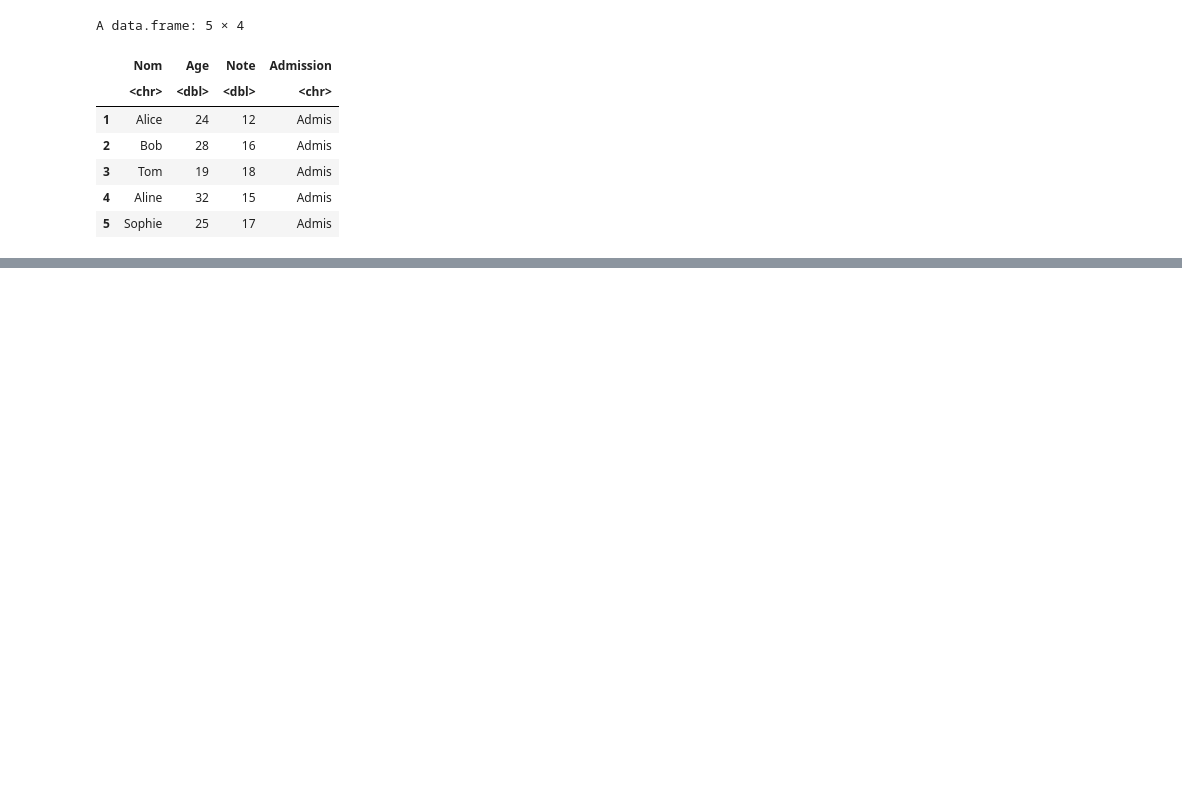
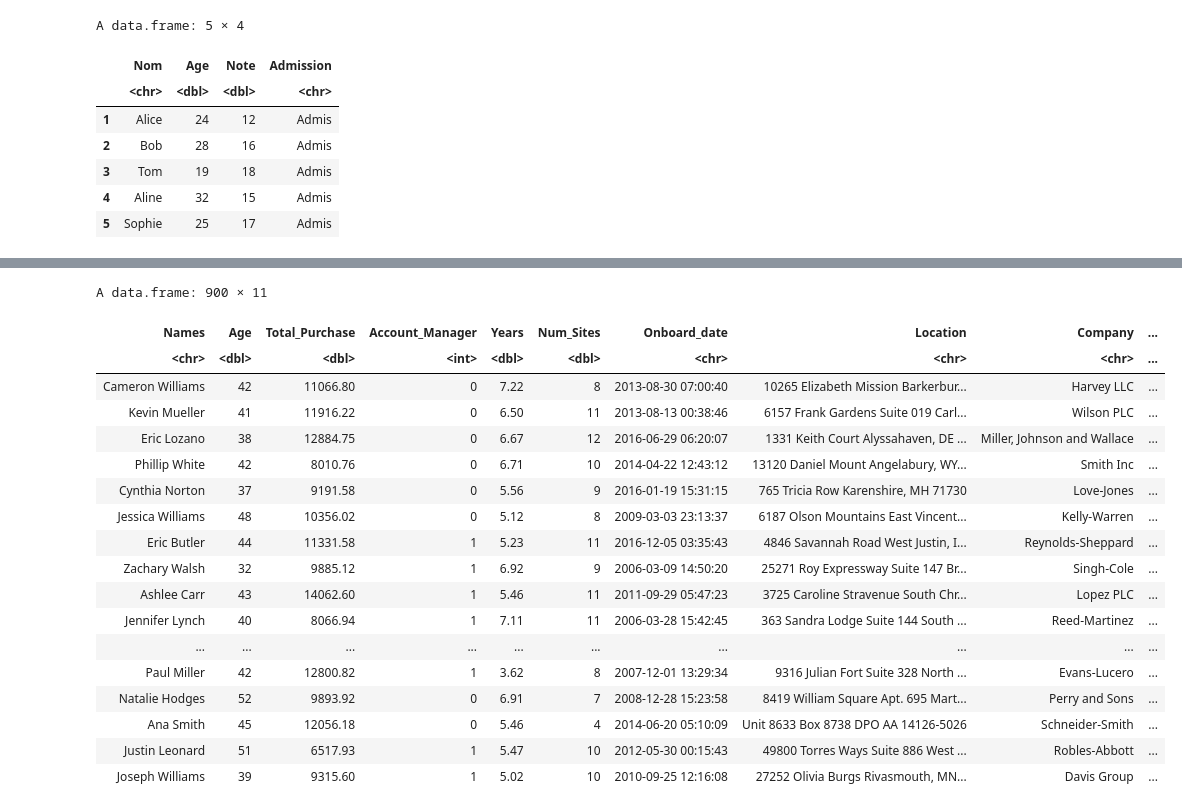
Before and after one commit to RMoulla/Fondamentaux_R, a Jupyter notebook: Programmation_R.ipynb, the cells around one changed output, grey strips where cells are left out. Saved outputs shown, nothing was run; the diff lists cells and outputs as text; code cells hidden in the pictures; blank space fills up the shorter version.

```diff
--- a/Programmation_R.ipynb
+++ b/Programmation_R.ipynb
@@ -472,0 +475,3 @@ A data.frame: 5 × 4
+# %%
+dataset <- read.csv("customer_churn.csv")
+head(dataset, 5)
@@ -472,0 +539,23 @@ A data.frame: 5 × 4
+# %%
+# Créer de nouvelles colonnes avec mutate
+dataset %>% mutate(Purchase_Year = Total_Purchase/Years)
+# %% [output]
+A data.frame: 900 × 11
+| Names | Age | Total_Purchase | Account_Manager | Years | Num_Sites | Onboard_date | Location | Company | ... |
+| <chr> | <dbl> | <dbl> | <int> | <dbl> | <dbl> | <chr> | <chr> | <chr> | ... |
+| Cameron Williams | 42 | 11066.80 | 0 | 7.22 | 8 | 2013-08-30 07:00:40 | 10265 Elizabeth Mission Barkerbur... | Harvey LLC | ... |
+| Kevin Mueller | 41 | 11916.22 | 0 | 6.50 | 11 | 2013-08-13 00:38:46 | 6157 Frank Gardens Suite 019 Carl... | Wilson PLC | ... |
+| Eric Lozano | 38 | 12884.75 | 0 | 6.67 | 12 | 2016-06-29 06:20:07 | 1331 Keith Court Alyssahaven, DE ... | Miller, Johnson and Wallace | ... |
+| Phillip White | 42 | 8010.76 | 0 | 6.71 | 10 | 2014-04-22 12:43:12 | 13120 Daniel Mount Angelabury, WY... | Smith Inc | ... |
+| Cynthia Norton | 37 | 9191.58 | 0 | 5.56 | 9 | 2016-01-19 15:31:15 | 765 Tricia Row Karenshire, MH 71730 | Love-Jones | ... |
+| Jessica Williams | 48 | 10356.02 | 0 | 5.12 | 8 | 2009-03-03 23:13:37 | 6187 Olson Mountains East Vincent... | Kelly-Warren | ... |
+| Eric Butler | 44 | 11331.58 | 1 | 5.23 | 11 | 2016-12-05 03:35:43 | 4846 Savannah Road West Justin, I... | Reynolds-Sheppard | ... |
+| Zachary Walsh | 32 | 9885.12 | 1 | 6.92 | 9 | 2006-03-09 14:50:20 | 25271 Roy Expressway Suite 147 Br... | Singh-Cole | ... |
+| Ashlee Carr | 43 | 14062.60 | 1 | 5.46 | 11 | 2011-09-29 05:47:23 | 3725 Caroline Stravenue South Chr... | Lopez PLC | ... |
+| Jennifer Lynch | 40 | 8066.94 | 1 | 7.11 | 11 | 2006-03-28 15:42:45 | 363 Sandra Lodge Suite 144 South ... | Reed-Martinez | ... |
+| ... | ... | ... | ... | ... | ... | ... | ... | ... | ... |
+| Paul Miller | 42 | 12800.82 | 1 | 3.62 | 8 | 2007-12-01 13:29:34 | 9316 Julian Fort Suite 328 North ... | Evans-Lucero | ... |
+| Natalie Hodges | 52 | 9893.92 | 0 | 6.91 | 7 | 2008-12-28 15:23:58 | 8419 William Square Apt. 695 Mart... | Perry and Sons | ... |
+| Ana Smith | 45 | 12056.18 | 0 | 5.46 | 4 | 2014-06-20 05:10:09 | Unit 8633 Box 8738 DPO AA 14126-5026 | Schneider-Smith | ... |
+| Justin Leonard | 51 | 6517.93 | 1 | 5.47 | 10 | 2012-05-30 00:15:43 | 49800 Torres Ways Suite 886 West ... | Robles-Abbott | ... |
+| Joseph Williams | 39 | 9315.60 | 1 | 5.02 | 10 | 2010-09-25 12:16:08 | 27252 Olivia Burgs Rivasmouth, MN... | Davis Group | ... |
```
Also changed, not shown: parts of 7 cells of this notebook.
